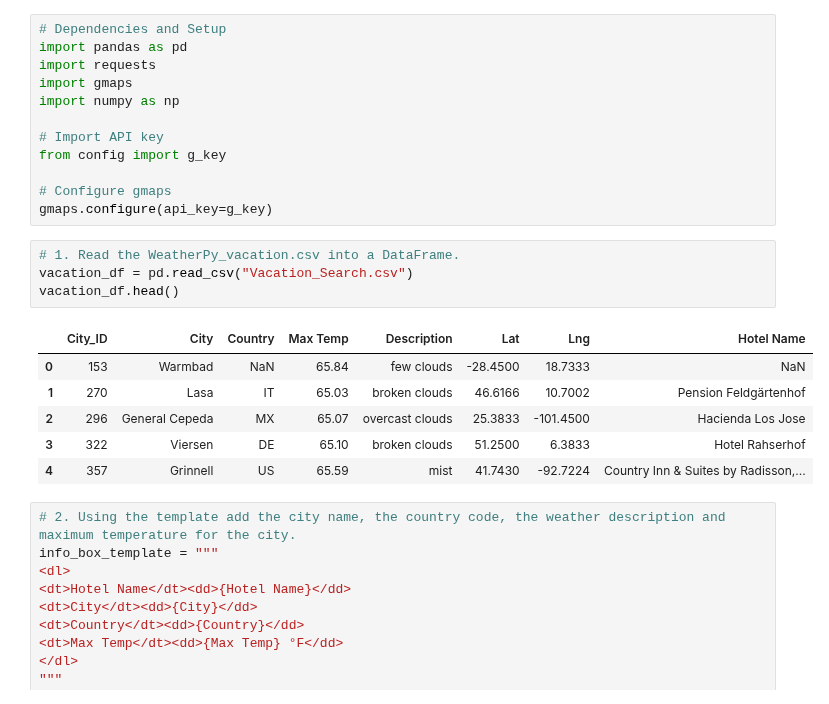
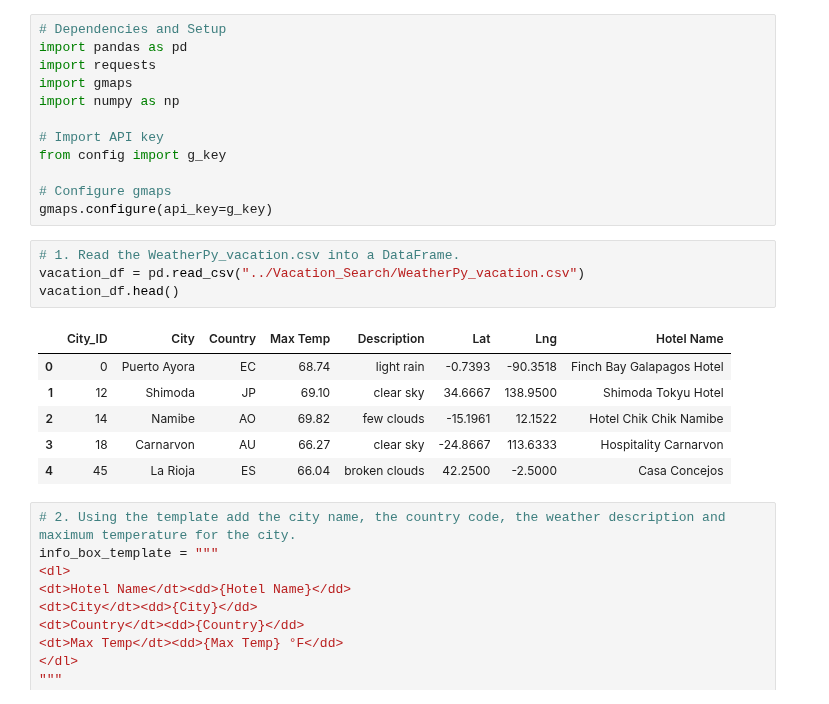
Before and after one commit to doloresbryant83/World_Weather_Analysis, a Jupyter notebook: Vacation_Itinerary/Vacation_Itinerary.ipynb, the cells around one changed output. Drawn from its saved outputs; the diff is of its cells as text.

```diff
--- a/Vacation_Itinerary/Vacation_Itinerary.ipynb
+++ b/Vacation_Itinerary/Vacation_Itinerary.ipynb
@@ -14,15 +14,15 @@ from config import g_key
 gmaps.configure(api_key=g_key)
 # %%
 # 1. Read the WeatherPy_vacation.csv into a DataFrame.
-vacation_df = pd.read_csv("Vacation_Search.csv")
+vacation_df = pd.read_csv("../Vacation_Search/WeatherPy_vacation.csv")
 vacation_df.head()
 # %% [output]
 |  | City_ID | City | Country | Max Temp | Description | Lat | Lng | Hotel Name |
-| 0 | 153 | Warmbad | NaN | 65.84 | few clouds | -28.4500 | 18.7333 | NaN |
-| 1 | 270 | Lasa | IT | 65.03 | broken clouds | 46.6166 | 10.7002 | Pension Feldgärtenhof |
-| 2 | 296 | General Cepeda | MX | 65.07 | overcast clouds | 25.3833 | -101.4500 | Hacienda Los Jose |
-| 3 | 322 | Viersen | DE | 65.10 | broken clouds | 51.2500 | 6.3833 | Hotel Rahserhof |
-| 4 | 357 | Grinnell | US | 65.59 | mist | 41.7430 | -92.7224 | Country Inn & Suites by Radisson,... |
+| 0 | 0 | Puerto Ayora | EC | 68.74 | light rain | -0.7393 | -90.3518 | Finch Bay Galapagos Hotel |
+| 1 | 12 | Shimoda | JP | 69.10 | clear sky | 34.6667 | 138.9500 | Shimoda Tokyu Hotel |
+| 2 | 14 | Namibe | AO | 69.82 | few clouds | -15.1961 | 12.1522 | Hotel Chik Chik Namibe |
+| 3 | 18 | Carnarvon | AU | 66.27 | clear sky | -24.8667 | 113.6333 | Hospitality Carnarvon |
+| 4 | 45 | La Rioja | ES | 66.04 | broken clouds | 42.2500 | -2.5000 | Casa Concejos |
 # %%
 # 2. Using the template add the city name, the country code, the weather description and maximum temperature for the city.
 info_box_template = """
```
Also changed, not shown: parts of 3 cells of this notebook.
